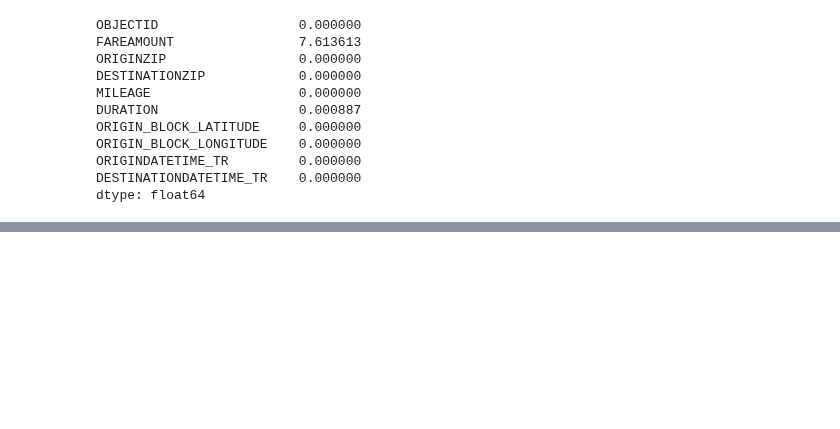
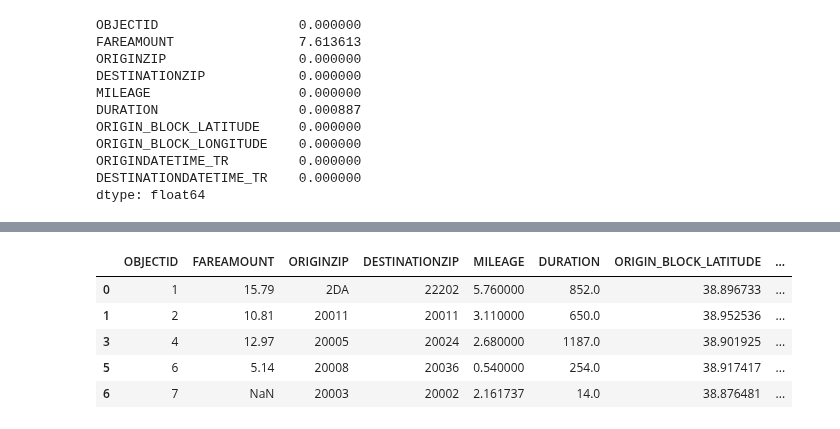
Before and after one commit to malamudj/taxi-washdc-analysis-demo, a Jupyter notebook: 3-geospatial-mapping-analysis.ipynb, the cells around one changed output, grey strips where cells are left out. Drawn from its saved outputs; the diff is of its cells as text; code cells hidden in the pictures; blank space fills up the shorter version.

```diff
--- a/3-geospatial-mapping-analysis.ipynb
+++ b/3-geospatial-mapping-analysis.ipynb
@@ -129,3 +129,8 @@ ORIGIN_BLOCK_LONGITUDE    0.000000
 ORIGINDATETIME_TR         0.000000
 DESTINATIONDATETIME_TR    0.000000
 dtype: float64
+# %%
+# convert pickup timestamp to datetime column and add month and hour columns
+taxi_trips['pickup_dt'] = pd.to_datetime(taxi_trips['ORIGINDATETIME_TR'])
+
+taxi_trips.dtypes
@@ -131,0 +151,18 @@ dtype: float64
+# %%
+# transform pickup timestamp column for temporal analysis
+## convert UTC date time column to local time zone
+taxi_trips['pickup_est'] = taxi_trips['pickup_dt'].dt.tz_localize('UTC').dt.tz_convert('US/Eastern')
+## extract hour, weekday name, and weekday number in local time zone
+taxi_trips['hour'] = pd.DatetimeIndex(taxi_trips['pickup_est']).hour
+taxi_trips['weekday_name'] = pd.DatetimeIndex(taxi_trips['pickup_est']).day_name()
+taxi_trips['weekday_num'] = taxi_trips['pickup_est'].dt.dayofweek
+taxi_trips['month'] = pd.DatetimeIndex(taxi_trips['pickup_est']).month
+
+taxi_trips.head()
+# %% [output]
+|  | OBJECTID | FAREAMOUNT | ORIGINZIP | DESTINATIONZIP | MILEAGE | DURATION | ORIGIN_BLOCK_LATITUDE | ... |
+| 0 | 1 | 15.79 | 2DA | 22202 | 5.760000 | 852.0 | 38.896733 | ... |
+| 1 | 2 | 10.81 | 20011 | 20011 | 3.110000 | 650.0 | 38.952536 | ... |
+| 3 | 4 | 12.97 | 20005 | 20024 | 2.680000 | 1187.0 | 38.901925 | ... |
+| 5 | 6 | 5.14 | 20008 | 20036 | 0.540000 | 254.0 | 38.917417 | ... |
+| 6 | 7 | NaN | 20003 | 20002 | 2.161737 | 14.0 | 38.876481 | ... |
```
Also changed, not shown: parts of 5 cells of this notebook, 1 other file.
